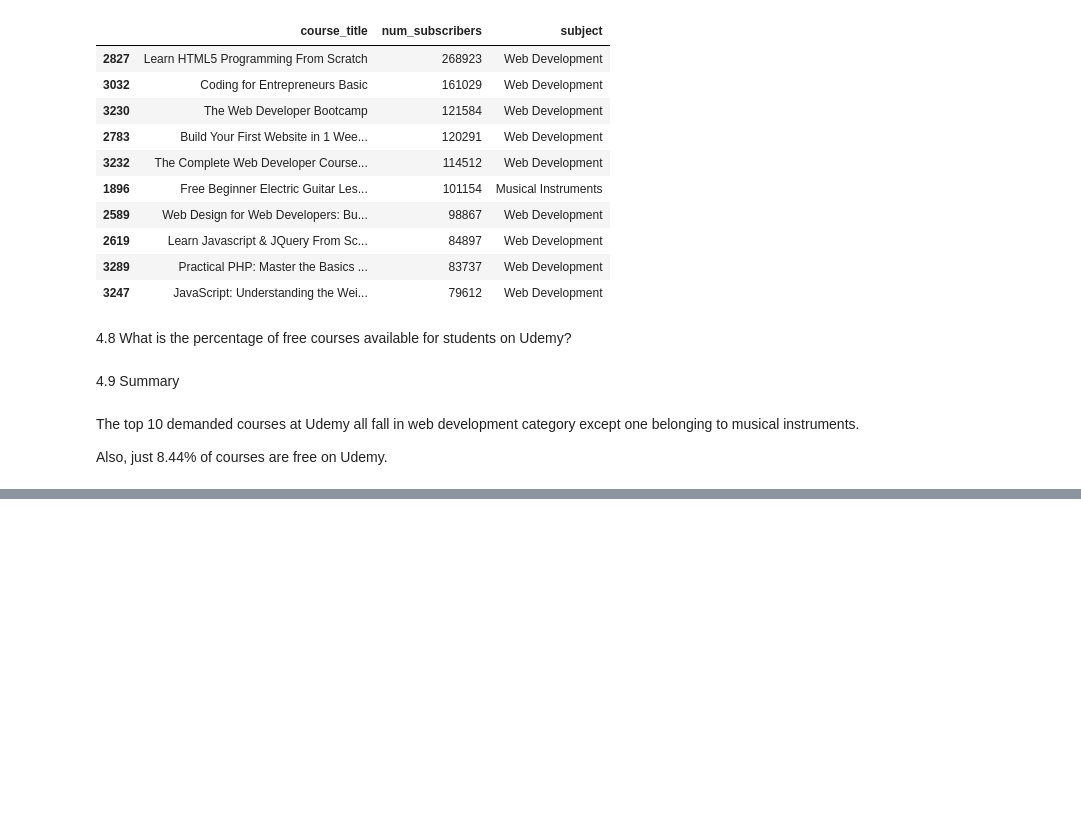
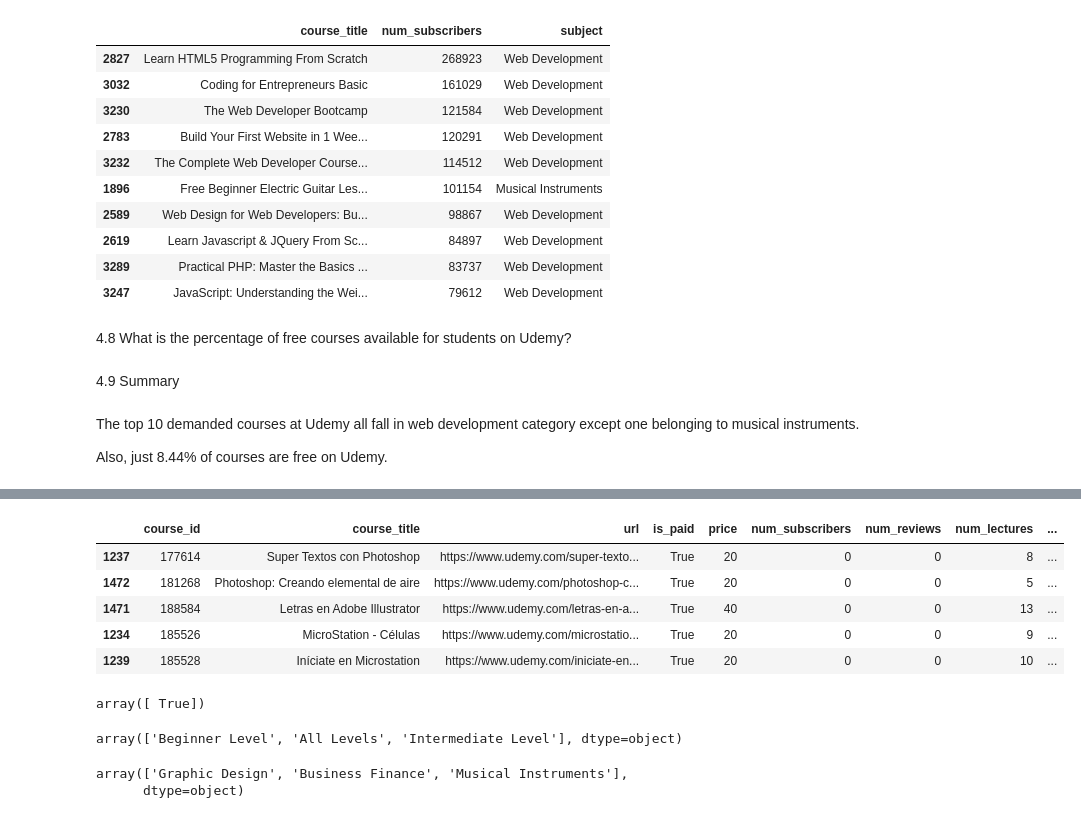
Before and after one commit to NiiJoshua/Udemy-Courses-EDA, a Jupyter notebook: Udemy Courses EDA-PDS 16.ipynb, the cells around one changed output, grey strips where cells are left out. Cells and saved outputs as stored; diff of their text form; code cells hidden in the pictures; blank space fills up the shorter version.

```diff
--- a/Udemy Courses EDA-PDS 16.ipynb
+++ b/Udemy Courses EDA-PDS 16.ipynb
@@ -484,0 +582,22 @@ Also, just 8.44% of courses are free on Udemy.
+# %%
+no_subs.head()
+# %% [output]
+|  | course_id | course_title | url | is_paid | price | num_subscribers | num_reviews | num_lectures | ... |
+| 1237 | 177614 | Super Textos con Photoshop | https://www.udemy.com/super-texto... | True | 20 | 0 | 0 | 8 | ... |
+| 1472 | 181268 | Photoshop: Creando elemental de aire | https://www.udemy.com/photoshop-c... | True | 20 | 0 | 0 | 5 | ... |
+| 1471 | 188584 | Letras en Adobe Illustrator | https://www.udemy.com/letras-en-a... | True | 40 | 0 | 0 | 13 | ... |
+| 1234 | 185526 | MicroStation - Células | https://www.udemy.com/microstatio... | True | 20 | 0 | 0 | 9 | ... |
+| 1239 | 185528 | Iníciate en Microstation | https://www.udemy.com/iniciate-en... | True | 20 | 0 | 0 | 10 | ... |
+# %%
+no_subs.is_paid.unique()
+# %% [output]
+array([ True])
+# %%
+no_subs.level.unique()
+# %% [output]
+array(['Beginner Level', 'All Levels', 'Intermediate Level'], dtype=object)
+# %%
+no_subs.subject.unique()
+# %% [output]
+array(['Graphic Design', 'Business Finance', 'Musical Instruments'],
+      dtype=object)
```
Also changed, not shown: parts of 25 cells of this notebook.
